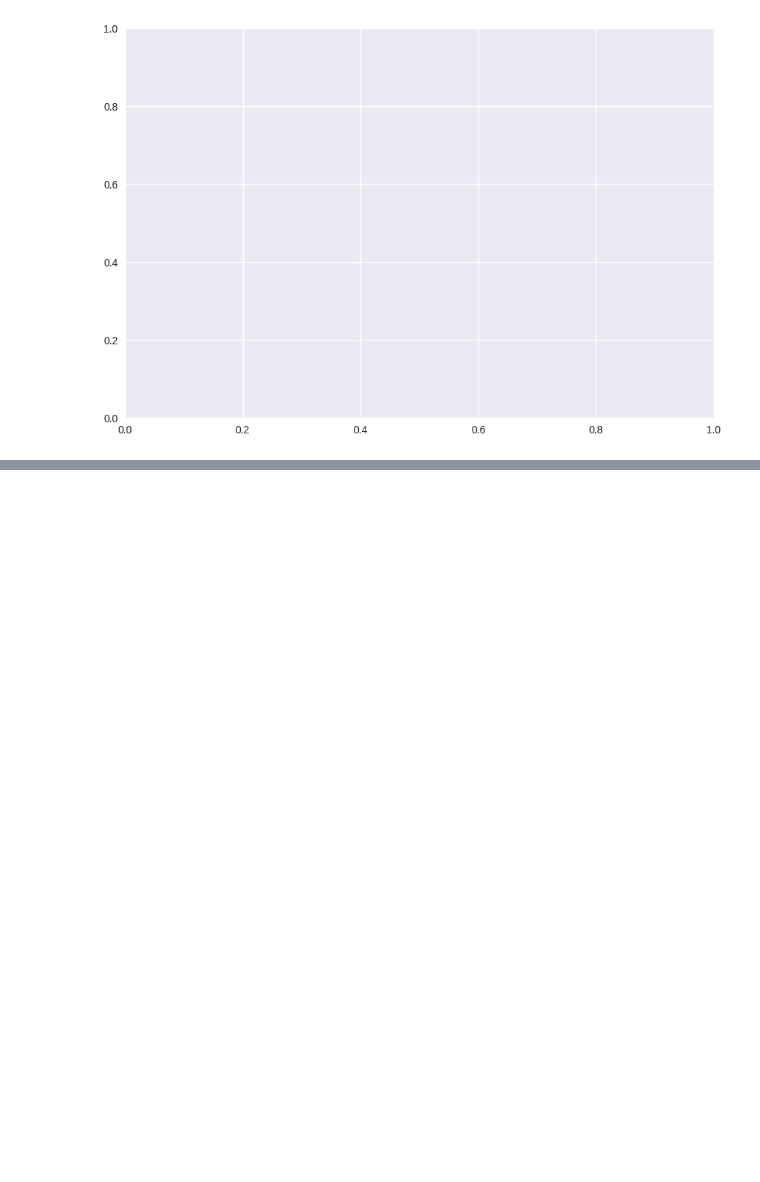
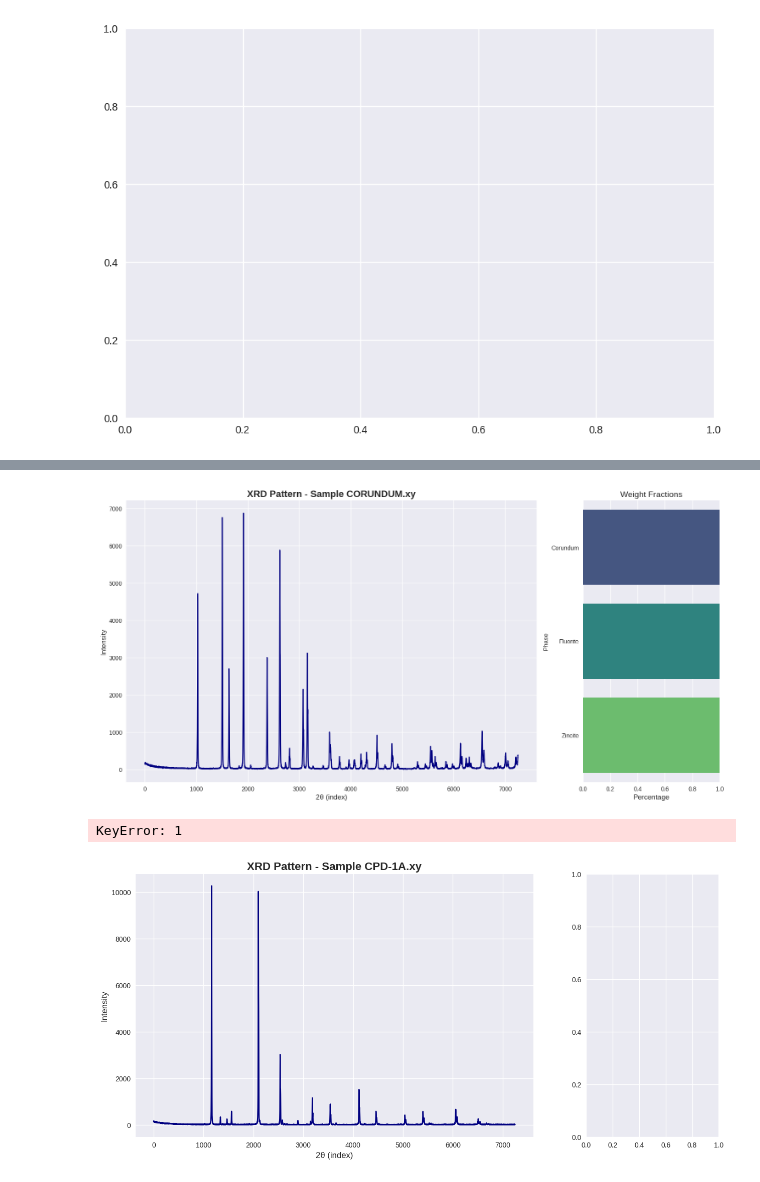
Before and after one commit to Machine-Intelligence-Characterisation/ML-for-phase-analysis, a Jupyter notebook: analysis/analysis.ipynb, the cells around one changed output, grey strips where cells are left out. Drawn from its saved outputs; the diff is of its cells as text; code cells hidden in the pictures; blank space fills up the shorter version.

```diff
--- a/analysis/analysis.ipynb
+++ b/analysis/analysis.ipynb
@@ -267,0 +342,12 @@ TypeError: object of type 'numpy.float32' has no len()
+# %%
+# Plot all 11 XRD patterns with phase information
+for i in range(11):
+    sample_intensity = intensities[i][0]  # [0] to remove the channel dimension
+    sample_weight_fractions = pd.DataFrame([predictions[i]], columns=weight_fractions.columns)
+
+    plot_xrd_pattern(sample_intensity, i, sample_weight_fractions, None,
+                     f"XRD Pattern - Sample {xy_files[i]}")
+# %% [output]
+[figure, added]
+KeyError: 1
+[figure, added]
```
Also changed, not shown: parts of 17 cells of this notebook, 4 other files.
